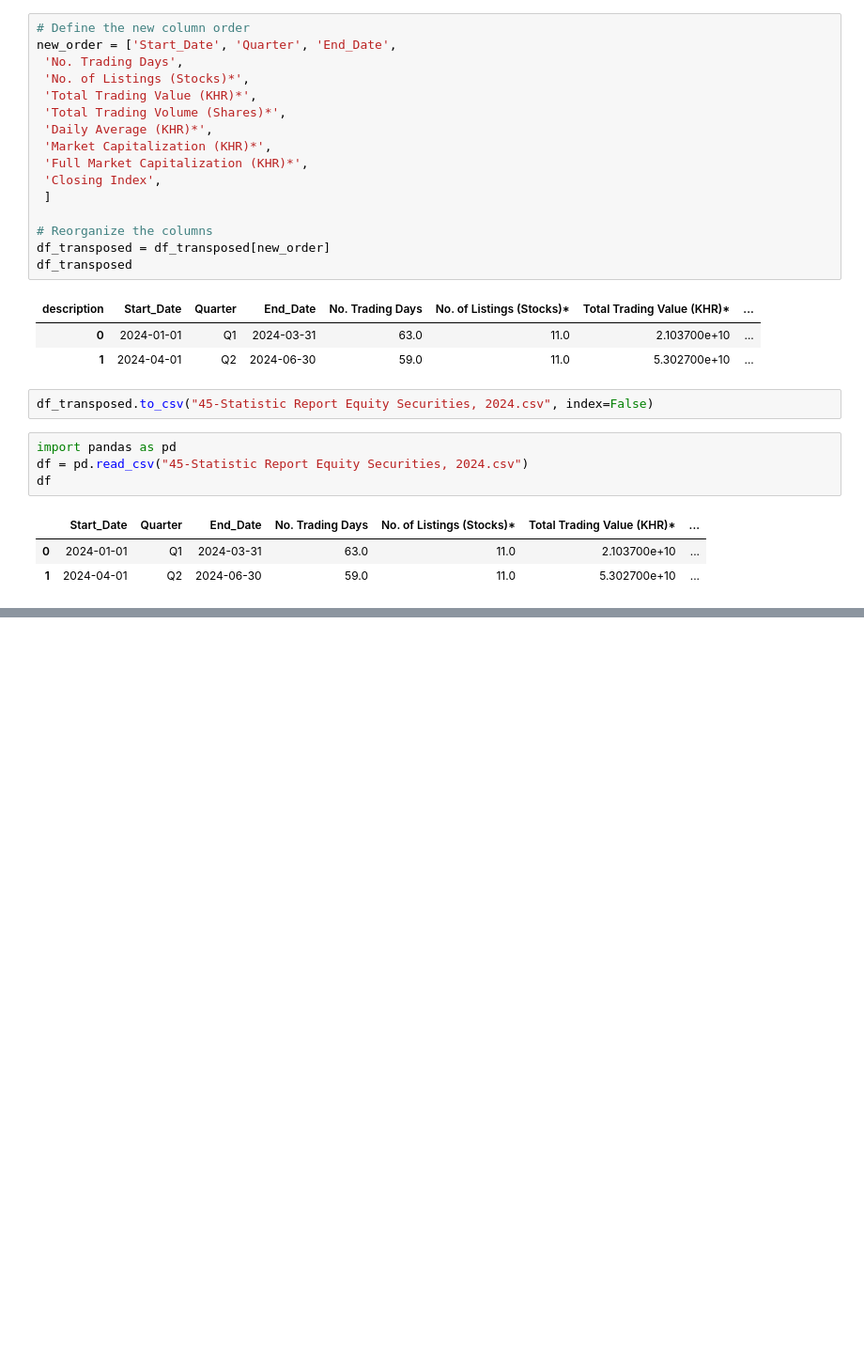
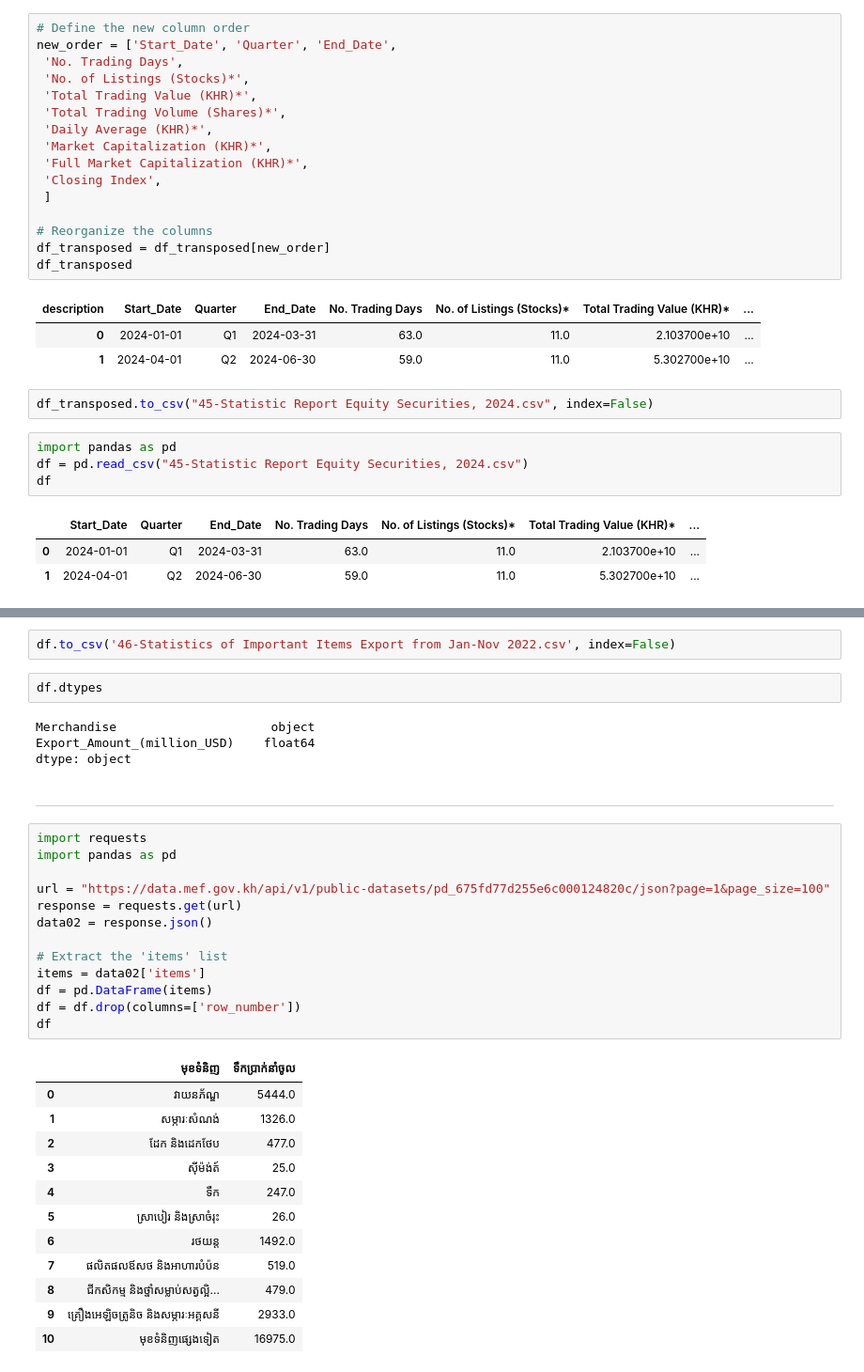
Before and after one commit to KrySenghort/Data-Cleaning-Data-EF, a Jupyter notebook: Code3.ipynb, the cells around one changed output, grey strips where cells are left out. Shown: that part at 94% size. Drawn from its saved outputs; the diff is of its cells as text; blank space fills up the shorter version.

```diff
--- a/Code3.ipynb
+++ b/Code3.ipynb
@@ -276,0 +378,36 @@ df
+# %%
+df.to_csv('46-Statistics of Important Items Export from Jan-Nov 2022.csv', index=False)
+# %%
+df.dtypes
+# %% [output]
+Merchandise                     object
+Export_Amount_(million_USD)    float64
+dtype: object
+# %% [markdown]
+---
+# %%
+import requests
+import pandas as pd
+
+url = "https://data.mef.gov.kh/api/v1/public-datasets/pd_675fd77d255e6c000124820c/json?page=1&page_size=100"
+response = requests.get(url)
+data02 = response.json()
+
+# Extract the 'items' list
+items = data02['items']
+df = pd.DataFrame(items)
+df = df.drop(columns=['row_number'])
+df
+# %% [output]
+|  | មុខទំនិញ | ទឹកប្រាក់នាំចូល |
+| 0 | វាយនភ័ណ្ឌ | 5444.0 |
+| 1 | សម្ភារៈសំណង់ | 1326.0 |
+| 2 | ដែក និងដេកថែប | 477.0 |
+| 3 | ស៊ីម៉ង់ត៍ | 25.0 |
+| 4 | ទឹក | 247.0 |
+| 5 | ស្រាបៀរ និងស្រាចំរុះ | 26.0 |
+| 6 | រថយន្ត | 1492.0 |
+| 7 | ផលិតផលឪសថ និងអាហារបំប៉ន | 519.0 |
+| 8 | ជីកសិកម្ម និងថ្នាំសម្លាប់សត្វល្អិ... | 479.0 |
+| 9 | គ្រឿងអេឡិចត្រូនិច និងសម្ភារៈអគ្គសនី | 2933.0 |
+| 10 | មុខទំនិញផ្សេងទៀត | 16975.0 |
```
Also changed, not shown: parts of 19 cells of this notebook, 6 other files.
